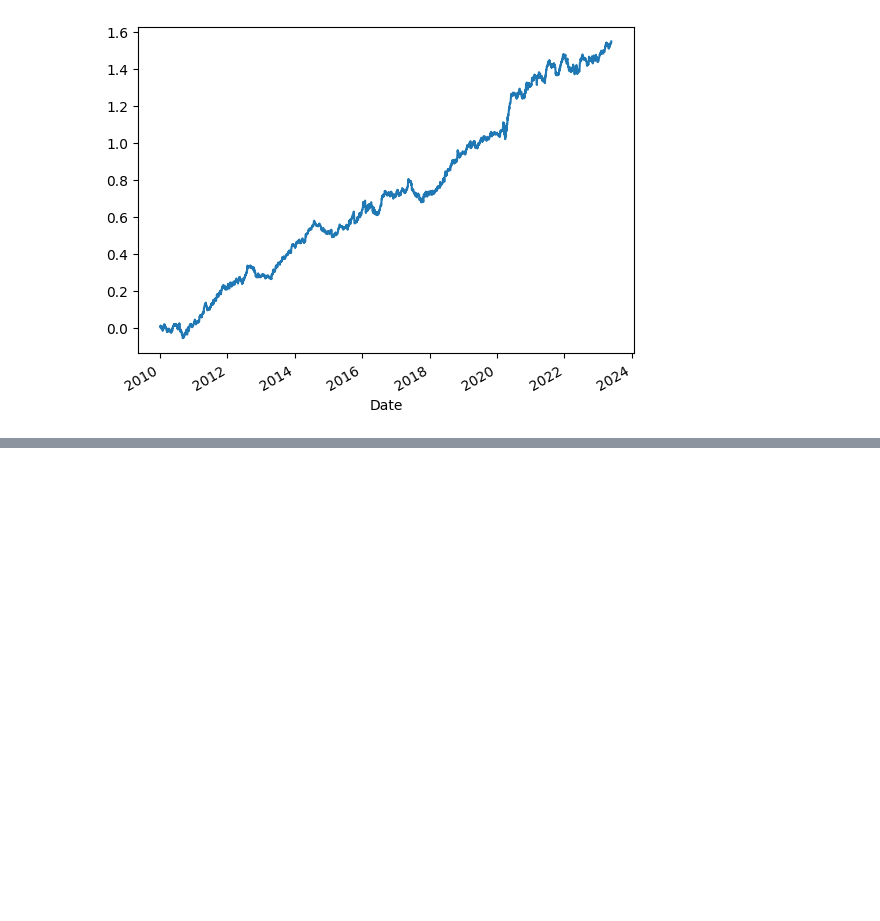
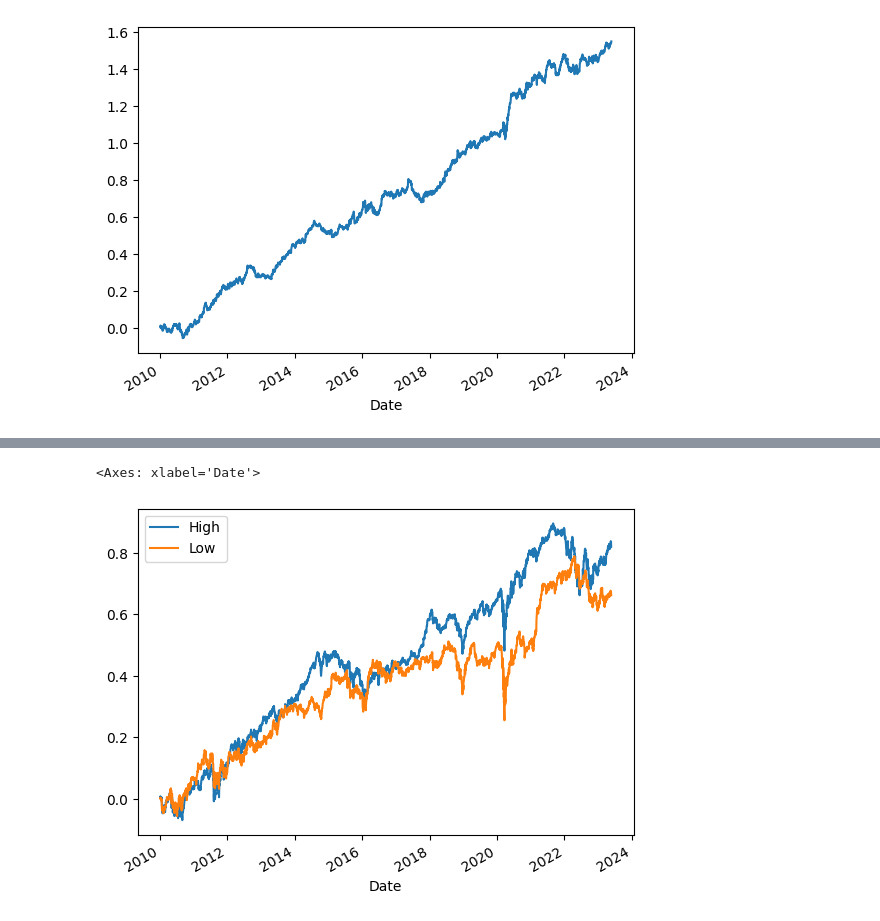
Before and after one commit to eldor-fozilov/FracLSTM-Portfolio, a Jupyter notebook: model_building_and_portfolio_construction.ipynb, the cells around one changed output, grey strips where cells are left out. Drawn from its saved outputs; the diff is of its cells as text; code cells hidden in the pictures; blank space fills up the shorter version.

```diff
--- a/model_building_and_portfolio_construction.ipynb
+++ b/model_building_and_portfolio_construction.ipynb
@@ -382,0 +413,5 @@ long_short_returns_benchmark.cumsum().plot()
+# %%
+portfolio_returns_frac_diff_exp2 = pd.read_csv('portfolio_returns_frac_diff_exp2.csv')
+portfolio_returns_frac_diff_exp2['Date'] = pd.to_datetime(portfolio_returns_frac_diff_exp2['Date'])
+portfolio_returns_frac_diff_exp2.set_index('Date', inplace = True)
+portfolio_returns_frac_diff_exp2
@@ -382,0 +433,5 @@ long_short_returns_benchmark.cumsum().plot()
+# %%
+portfolio_returns_frac_diff_exp2.cumsum().plot()
+# %% [output]
+<Axes: xlabel='Date'>
+[figure, added]
```
Also changed, not shown: parts of 16 cells of this notebook.
